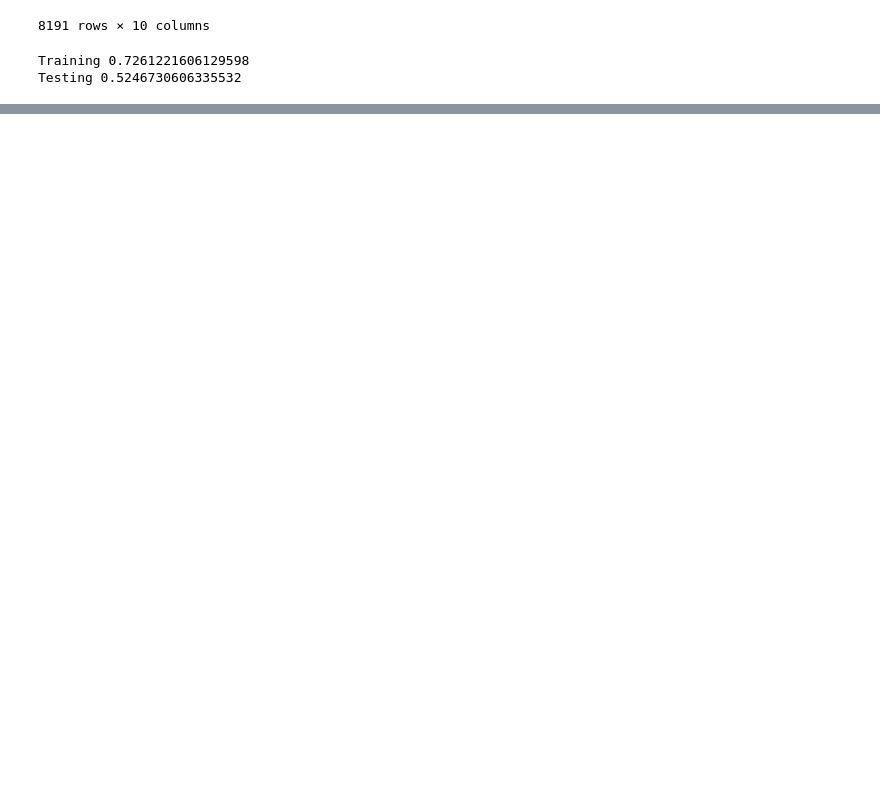
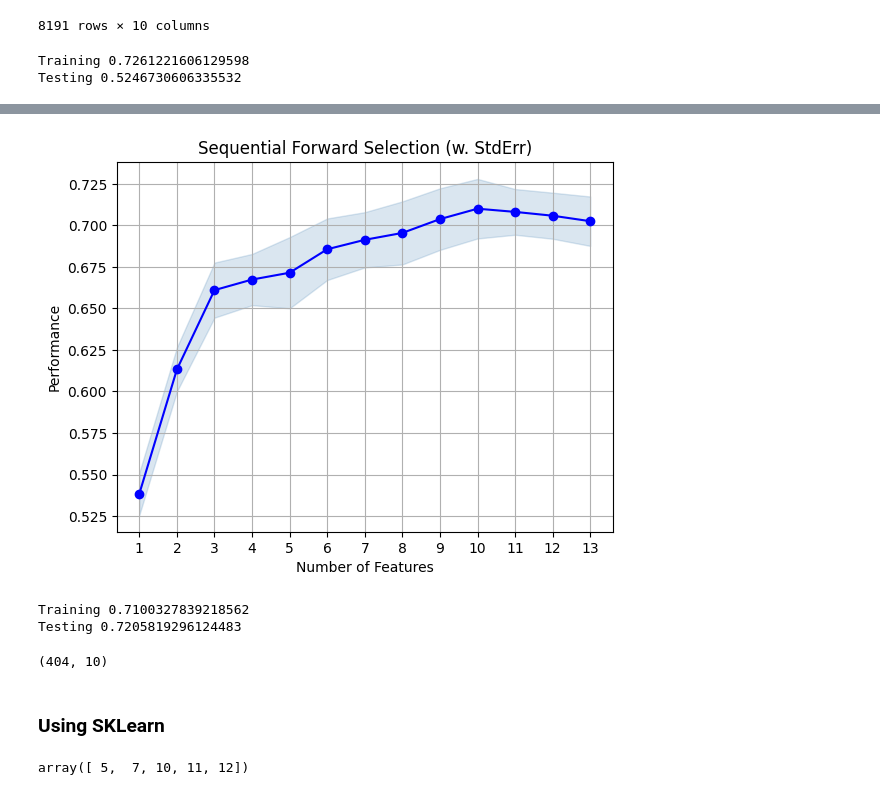
Before and after one commit to Apurba1903/Machine_Learning, a Jupyter notebook: Feature Selection/wrapper-method.ipynb, the cells around one changed output, grey strips where cells are left out. Drawn from its saved outputs; the diff is of its cells as text; code cells hidden in the pictures; blank space fills up the shorter version.

```diff
--- a/Feature Selection/wrapper-method.ipynb
+++ b/Feature Selection/wrapper-method.ipynb
@@ -206,0 +329,4 @@ Testing 0.5246730606335532
+# %%
+sc = StandardScaler()
+X_train = sc.fit_transform(X_train)
+X_test = sc.transform(X_test)
@@ -206,0 +341,7 @@ Testing 0.5246730606335532
+# %%
+lr = LinearRegression()
+
+# Performing Forward Selection
+sfs = SFS(lr, k_features='best', forward=True, floating=False, scoring='r2', cv=5)
+
+sfs.fit(X_train, y_train)
@@ -206,0 +378,27 @@ Testing 0.5246730606335532
+# %%
+from mlxtend.plotting import plot_sequential_feature_selection as plot_sfs
+
+fig1 = plot_sfs(sfs.get_metric_dict(), kind='std_err')
+
+plt.title('Sequential Forward Selection (w. StdErr)')
+plt.grid()
+plt.show()
+# %% [output]
+[figure, added]
+# %%
+X_train_sel = sfs.transform(X_train)
+X_test_sel = sfs.transform(X_test)
+
+model = LinearRegression()
+
+print('Training', np.mean(cross_val_score(model, X_train_sel, y_train, cv=5, scoring='r2')))
+print('Testing', np.mean(cross_val_score(model, X_test_sel, y_test, cv=5, scoring='r2')))
+# %% [output]
+Training 0.7100327839218562
+Testing 0.7205819296124483
+# %%
+X_train_sel.shape
+# %% [output]
+(404, 10)
+# %% [markdown]
+### Using SKLearn
@@ -206,0 +418,4 @@ Testing 0.5246730606335532
+# %%
+np.arange(X.shape[1])[sfs2.support_]
+# %% [output]
+array([ 5,  7, 10, 11, 12])
```
Also changed, not shown: parts of 19 cells of this notebook.
